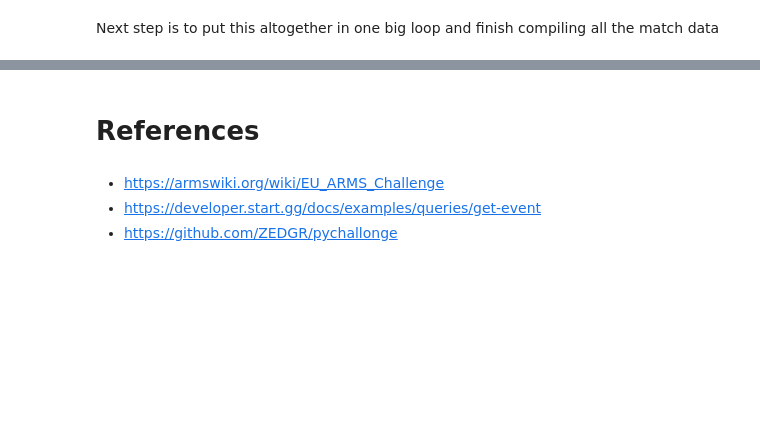
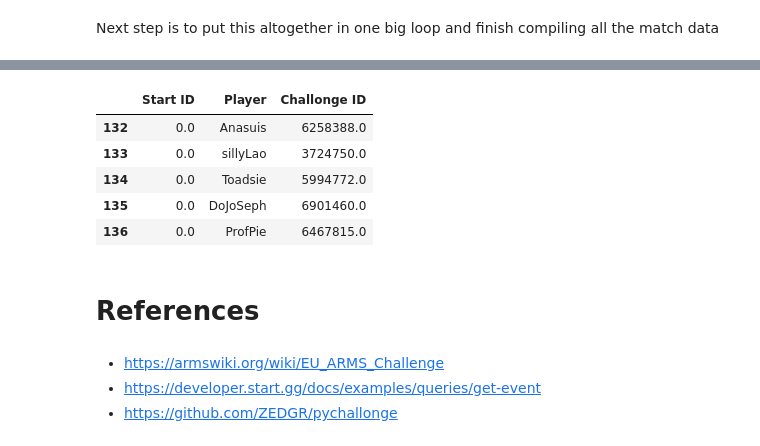
Before and after one commit to DarrenCCT/Tournament-Analysis, a Jupyter notebook: EUAC - Data Collection.ipynb, the cells around one changed output, grey strips where cells are left out. Cells and saved outputs as stored; diff of their text form; code cells hidden in the pictures; blank space fills up the shorter version.

```diff
--- a/EUAC - Data Collection.ipynb
+++ b/EUAC - Data Collection.ipynb
@@ -996,0 +1047,9 @@ for url in tqdm(urlArray, desc="Processing", unit="step"):
+# %%
+playerdf.tail()
+# %% [output]
+|  | Start ID | Player | Challonge ID |
+| 132 | 0.0 | Anasuis | 6258388.0 |
+| 133 | 0.0 | sillyLao | 3724750.0 |
+| 134 | 0.0 | Toadsie | 5994772.0 |
+| 135 | 0.0 | DoJoSeph | 6901460.0 |
+| 136 | 0.0 | ProfPie | 6467815.0 |
```
Also changed, not shown: parts of 8 cells of this notebook.
